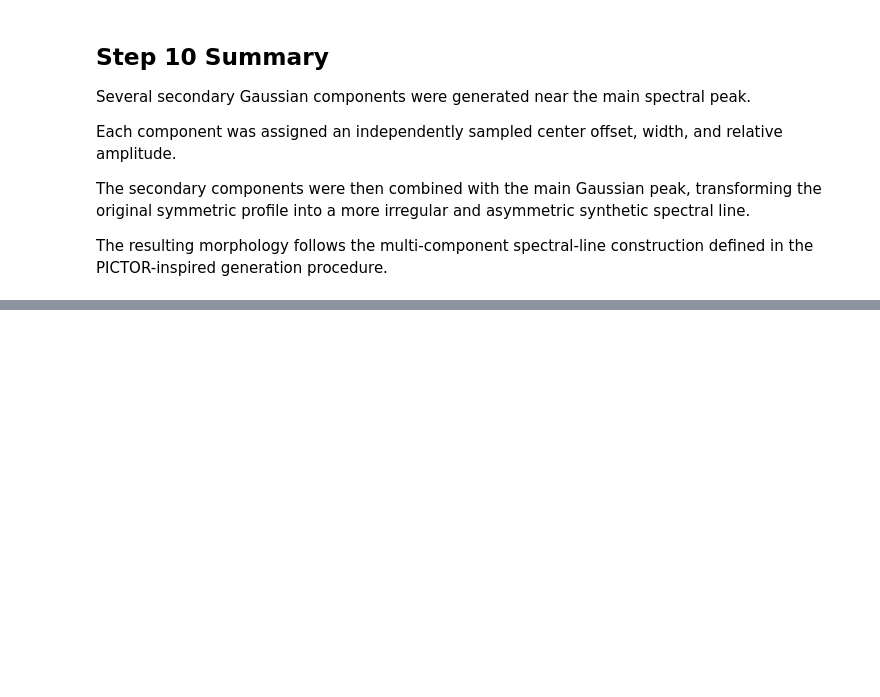
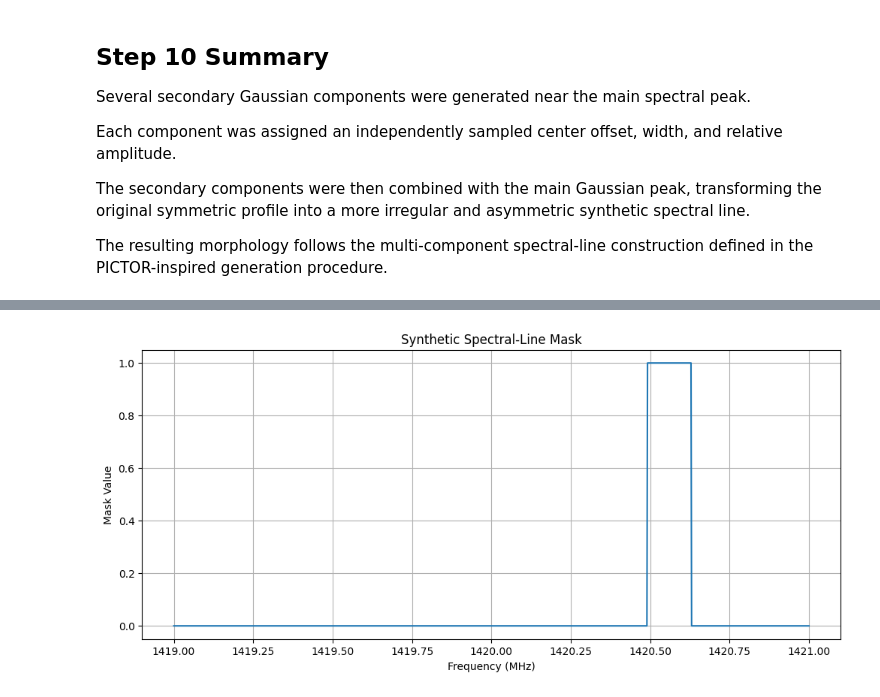
Before and after one commit to Astro-BEAM-AUTh/data-analysis, a Jupyter notebook: Background_Removal_using_NN.ipynb, the cells around one changed output, grey strips where cells are left out. Saved outputs shown, nothing was run; the diff lists cells and outputs as text; code cells hidden in the pictures; blank space fills up the shorter version.

```diff
--- a/Background_Removal_using_NN.ipynb
+++ b/Background_Removal_using_NN.ipynb
@@ -677,0 +688,10 @@ The resulting morphology follows the multi-component spectral-line construction
+# %%
+line_threshold = 0.5 * noise_std
+
+mask = (
+    spectral_lines > line_threshold
+).astype(float)
+
+print(f"Line threshold: {line_threshold:.6f}")
+print(f"Masked channels: {int(np.sum(mask))}")
+print(f"Total channels: {len(mask)}")
@@ -677,0 +708,10 @@ The resulting morphology follows the multi-component spectral-line construction
+# %%
+plt.plot(freq, mask)
+
+plt.title("Synthetic Spectral-Line Mask")
+plt.xlabel("Frequency (MHz)")
+plt.ylabel("Mask Value")
+
+plt.show()
+# %% [output]
+[figure, added]
```
Also changed, not shown: parts of 15 cells of this notebook.
